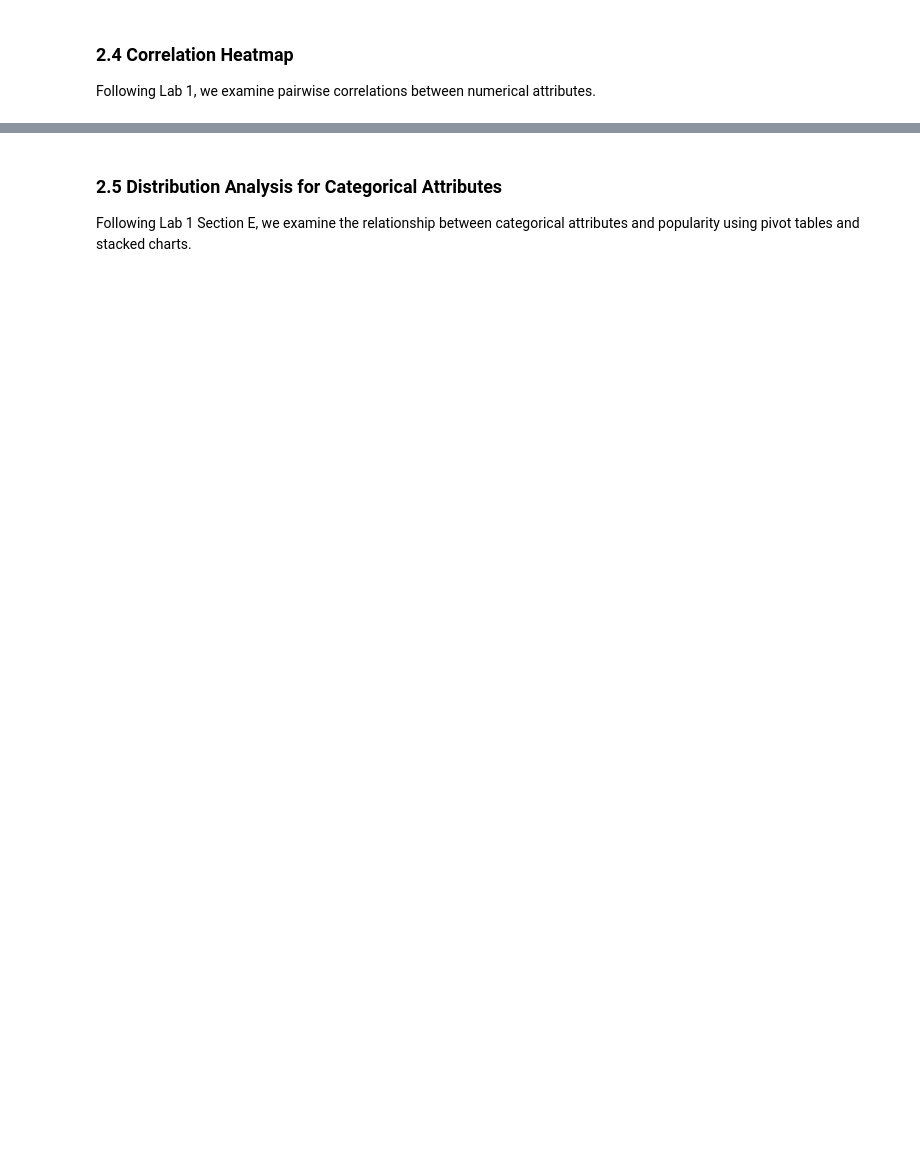
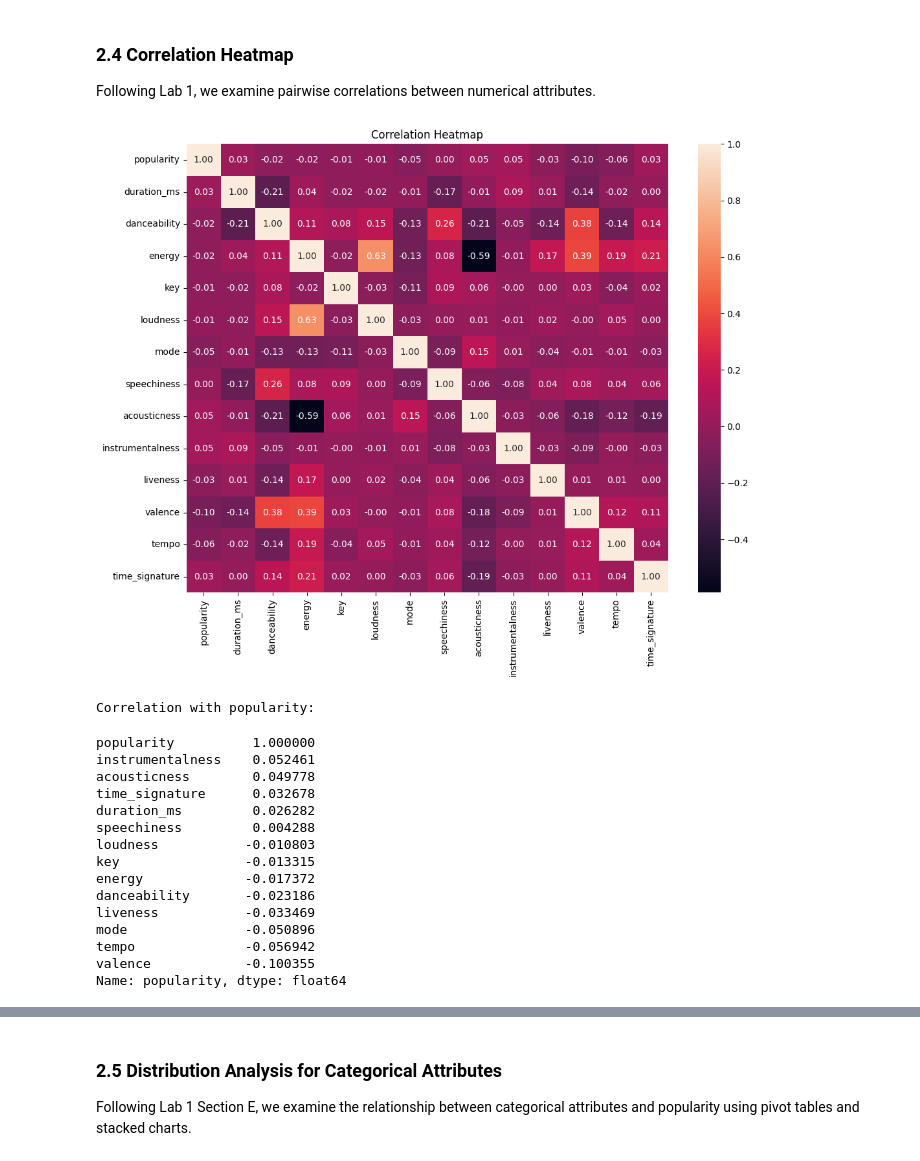
Before and after one commit to CaylumH/CS4168-Project, a Jupyter notebook: CS4168_project_final.ipynb, the cells around one changed output, grey strips where cells are left out. Saved outputs shown, nothing was run; the diff lists cells and outputs as text; code cells hidden in the pictures; blank space fills up the shorter version.

```diff
--- a/CS4168_project_final.ipynb
+++ b/CS4168_project_final.ipynb
@@ -184,12 +332,31 @@ plt.show()
 Following Lab 1, we examine pairwise correlations between numerical attributes.
 # %%
 # Correlation heatmap (Lab 1 style)
-sns.heatmap(df[numeric_cols].corr(), annot=True, fmt=".2f", figsize=(12, 9))
+plt.figure(figsize=(12, 9))
+sns.heatmap(df[numeric_cols].corr(), annot=True, fmt=".2f")
 plt.title("Correlation Heatmap")
 plt.show()
 
 print("\nCorrelation with popularity:")
 display(df[numeric_cols].corr()["popularity"].sort_values(ascending=False))
+# %% [output]
+[figure, added]
+Correlation with popularity:
+popularity          1.000000
+instrumentalness    0.052461
+acousticness        0.049778
+time_signature      0.032678
+duration_ms         0.026282
+speechiness         0.004288
+loudness           -0.010803
+key                -0.013315
+energy             -0.017372
+danceability       -0.023186
+liveness           -0.033469
+mode               -0.050896
+tempo              -0.056942
+valence            -0.100355
+Name: popularity, dtype: float64
 # %%
 # Scatter plot with regression line — danceability vs popularity (Lab 1 regplot style)
 sns.regplot(data=df, x="danceability", y="popularity")
```
Also changed, not shown: parts of 82 cells of this notebook, 3 other files.
